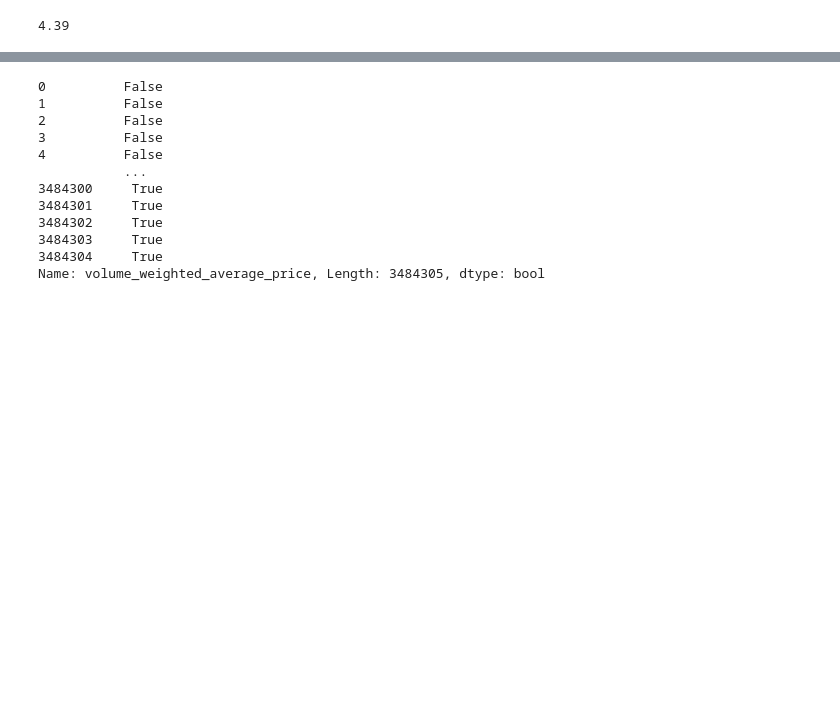
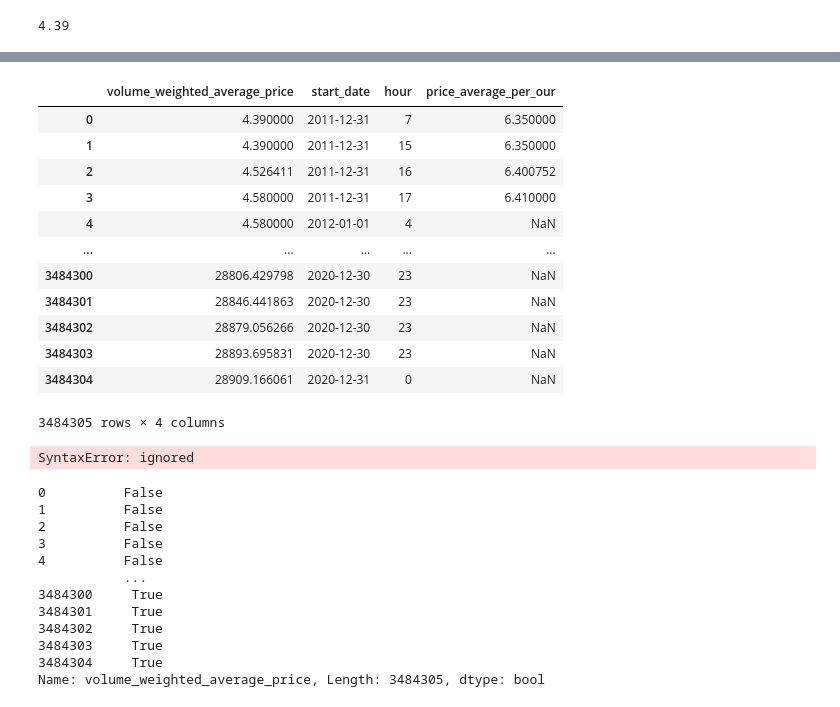
Before and after one commit to IsauraRs/BEDU_Equipo1, a Jupyter notebook: ProyectoPython/ProyectoEquipo1.ipynb, the cells around one changed output, grey strips where cells are left out. Cells and saved outputs as stored; diff of their text form; code cells hidden in the pictures; blank space fills up the shorter version.

```diff
--- a/ProyectoPython/ProyectoEquipo1.ipynb
+++ b/ProyectoPython/ProyectoEquipo1.ipynb
@@ -219,2 +233,6 @@ bitcoin_csv["volume_weighted_average_price"][0]
 # %% [output]
 4.39
+# %%
+new_df = pd.concat([bitcoin_csv["volume_weighted_average_price"], bitcoin_csv["start_date"]], axis = 1)
+# %%
+new_df["hour"] = pd.to_datetime(bitcoin_csv["start_time_of_the_window"].astype(str)).dt.hour
@@ -220,0 +255,17 @@ bitcoin_csv["volume_weighted_average_price"][0]
+# %%
+lista_promedio_precio = []
+# %%
+for i in range(len(bitcoin_csv["start_date"])+1):
+  if new_df["hour"][i] == new_df["hour"][i+1] and (new_df["start_date"][i] == new_df["start_date"][i+1]):
+
+    lista_promedio_precio.append(new_df["volume_weighted_average_price"][i])
+
+    new_df["price_average_per_our"] = pd.Series(lista_promedio_precio)
+
+  else:
+    lista_promedio_precio.clear()
+    print(lista_promedio_precio)
+
+  #print(new_df["start_date"][i]== (new_df["start_date"][i+1]))
+#print(new_df["start_date"][i] == new_df["start_date"][i+1])
+#if bitcoin_csv["start_date"][i] == new_df["start_date"][i]:
@@ -221,2 +291,26 @@ bitcoin_csv["volume_weighted_average_price"][0]
+# %%
+new_df
+# %% [output]
+|  | volume_weighted_average_price | start_date | hour | price_average_per_our |
+| 0 | 4.390000 | 2011-12-31 | 7 | 6.350000 |
+| 1 | 4.390000 | 2011-12-31 | 15 | 6.350000 |
+| 2 | 4.526411 | 2011-12-31 | 16 | 6.400752 |
+| 3 | 4.580000 | 2011-12-31 | 17 | 6.410000 |
+| 4 | 4.580000 | 2012-01-01 | 4 | NaN |
+| ... | ... | ... | ... | ... |
+| 3484300 | 28806.429798 | 2020-12-30 | 23 | NaN |
+| 3484301 | 28846.441863 | 2020-12-30 | 23 | NaN |
+| 3484302 | 28879.056266 | 2020-12-30 | 23 | NaN |
+| 3484303 | 28893.695831 | 2020-12-30 | 23 | NaN |
+| 3484304 | 28909.166061 | 2020-12-31 | 0 | NaN |
+3484305 rows × 4 columns
+# %%
+for i in range(len(bitcoin_csv["start_date"])+1):
+  if (new_df["start_date"][i] == (new_df["start_date"][i+1]) and (bitcoin_csv["start_time"][i].dt.hour == bitcoin_csv["start_time"][i+1].dt.hour):
+    #suma = new_df["volume_weighted_average_price"][i]
+    #suma += new_df["volume_weighted_average_price"][i]
+    print("s")
+# %% [output]
+SyntaxError: ignored
 # %%
 def average_per_day(date, price):
```
Also changed, not shown: parts of 18 cells of this notebook.
